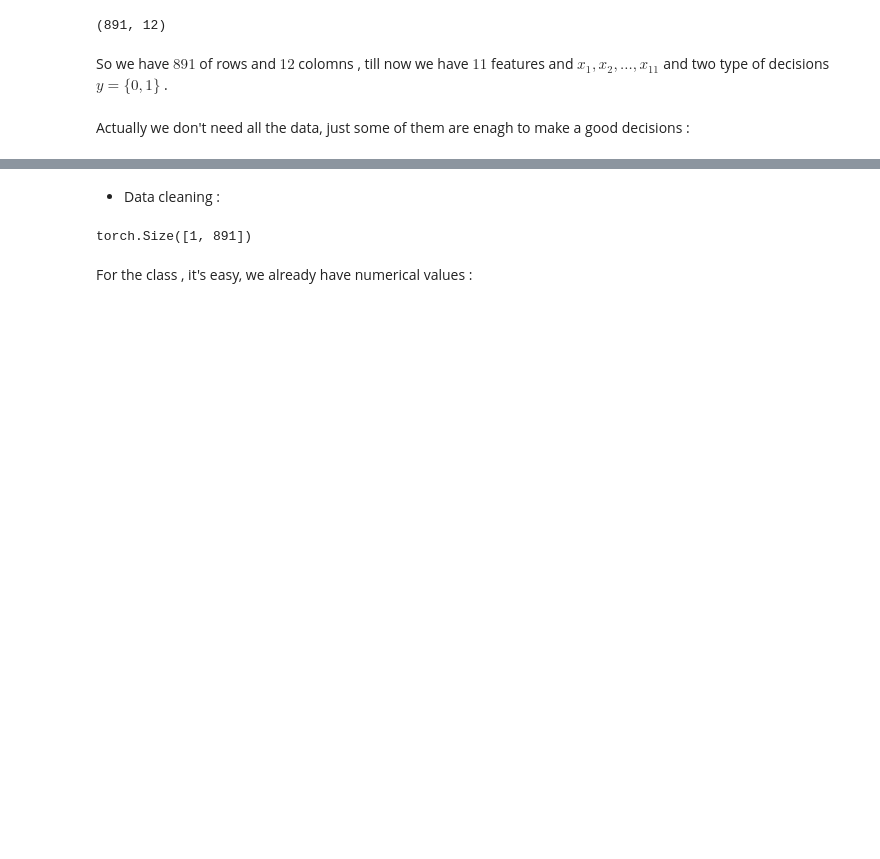
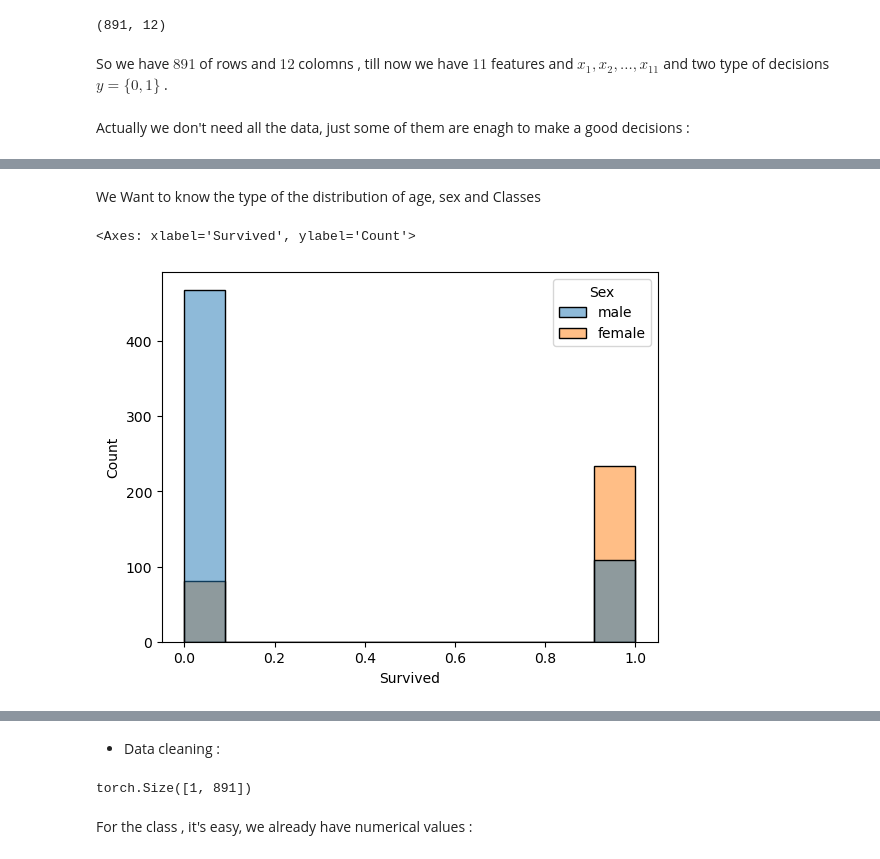
Before and after one commit to Ashraf-Khabar/SACAD-Projects, a Jupyter notebook: Mini_Project_N1/Model.ipynb, the cells around one changed output, grey strips where cells are left out. Saved outputs shown, nothing was run; the diff lists cells and outputs as text; code cells hidden in the pictures; blank space fills up the shorter version.

```diff
--- a/Mini_Project_N1/Model.ipynb
+++ b/Mini_Project_N1/Model.ipynb
@@ -40,0 +52,7 @@ Actually we don't need all the data, just some of them are enagh to make a good
+# %% [markdown]
+We Want to know the type of the distribution of age, sex and Classes
+# %%
+sns.histplot(data=df, x="Survived", hue="Sex")
+# %% [output]
+<Axes: xlabel='Survived', ylabel='Count'>
+[figure, added]
```
Also changed, not shown: parts of 7 cells of this notebook.
